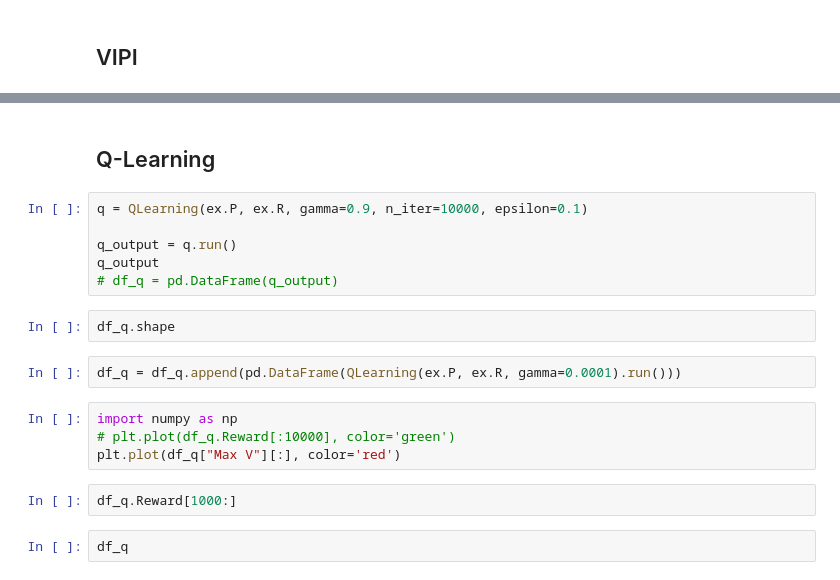
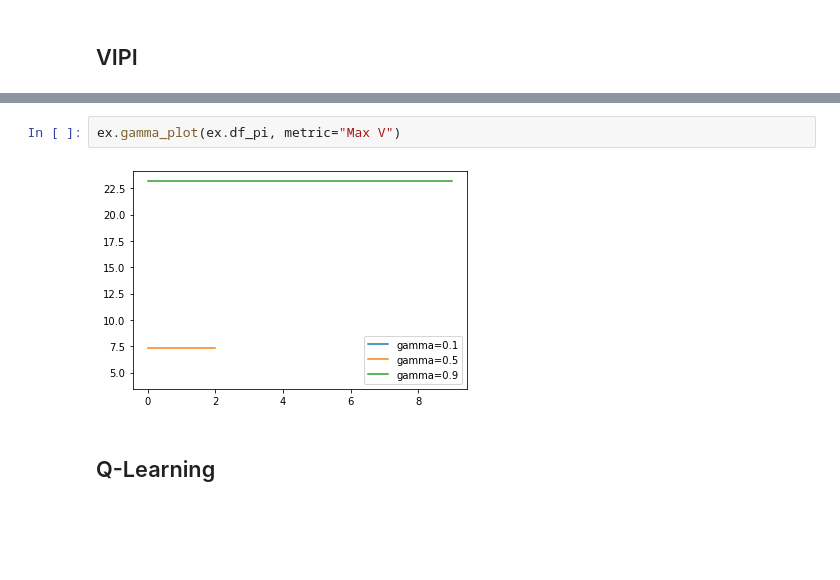
Before and after one commit to aishwaryaprabhat/CS7641-Machine-Learning, a Jupyter notebook: mdp/Forest Management.ipynb, the cells around one changed output, grey strips where cells are left out. Cells and saved outputs as stored; diff of their text form; blank space fills up the shorter version.

```diff
--- a/mdp/Forest Management.ipynb
+++ b/mdp/Forest Management.ipynb
@@ -24,20 +29,6 @@ sns.lineplot(y=ex.df_pi["Reward"], legend=True, x=ex.df_pi["Iteration"])
+# %%
+ex.gamma_plot(ex.df_pi, metric="Max V")
+# %% [output]
+[figure, added]
 # %% [markdown]
 ## Q-Learning
-# %%
-q = QLearning(ex.P, ex.R, gamma=0.9, n_iter=10000, epsilon=0.1)
-
-q_output = q.run()
-q_output
-# df_q = pd.DataFrame(q_output)
-# %%
-df_q.shape
-# %%
-df_q = df_q.append(pd.DataFrame(QLearning(ex.P, ex.R, gamma=0.0001).run()))
-# %%
-import numpy as np
-# plt.plot(df_q.Reward[:10000], color='green')
-plt.plot(df_q["Max V"][:], color='red')
-# %%
-df_q.Reward[1000:]
-# %%
-df_q
```
Also changed, not shown: parts of 9 cells of this notebook.
